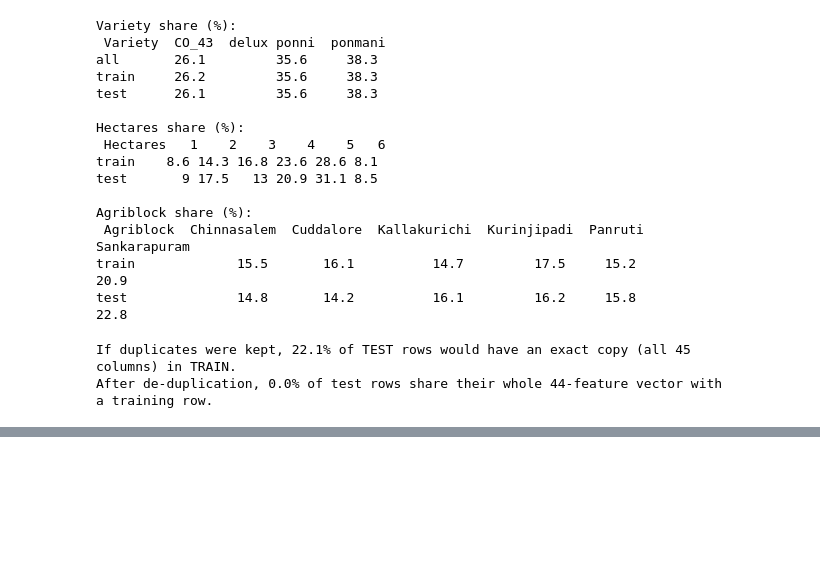
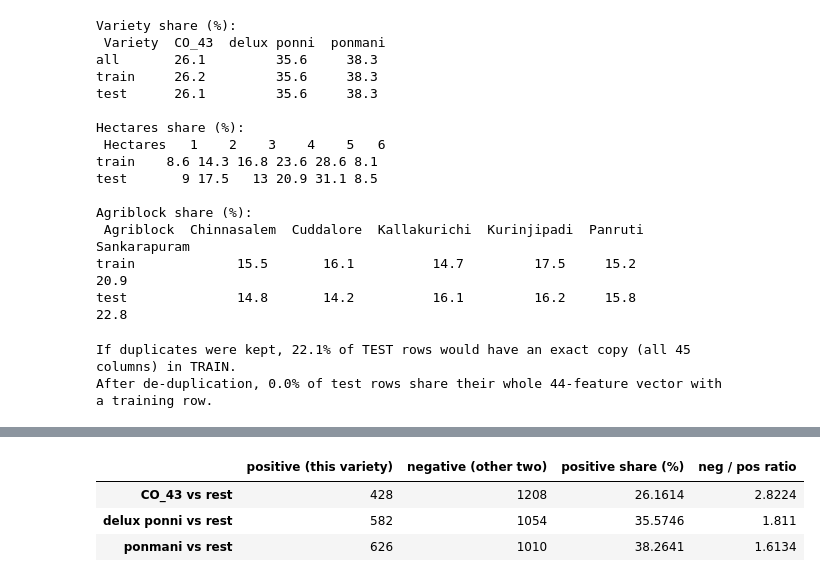
Before and after one commit to phattanaratjeedjeen-sudo/paddy, a Jupyter notebook: src/HW02_6810.ipynb, the cells around one changed output, grey strips where cells are left out. Drawn from its saved outputs; the diff is of its cells as text; code cells hidden in the pictures; blank space fills up the shorter version.

```diff
--- a/src/HW02_6810.ipynb
+++ b/src/HW02_6810.ipynb
@@ -354,0 +384,12 @@ After de-duplication, 0.0% of test rows share their whole 44-feature vector with
+# %%
+# ---- One-vs-Rest view: each binary sub-problem's positive share ----
+ovr = pd.DataFrame({'positive (this variety)': cnt, 'negative (other two)': cnt.sum() - cnt})
+ovr['positive share (%)'] = ovr.iloc[:, 0] / cnt.sum() * 100
+ovr['neg / pos ratio'] = ovr.iloc[:, 1] / ovr.iloc[:, 0]
+ovr.index = [f'{c} vs rest' for c in CLASSES]
+ovr
+# %% [output]
+|  | positive (this variety) | negative (other two) | positive share (%) | neg / pos ratio |
+| CO_43 vs rest | 428 | 1208 | 26.1614 | 2.8224 |
+| delux ponni vs rest | 582 | 1054 | 35.5746 | 1.811 |
+| ponmani vs rest | 626 | 1010 | 38.2641 | 1.6134 |
```
Also changed, not shown: parts of 4 cells of this notebook.
